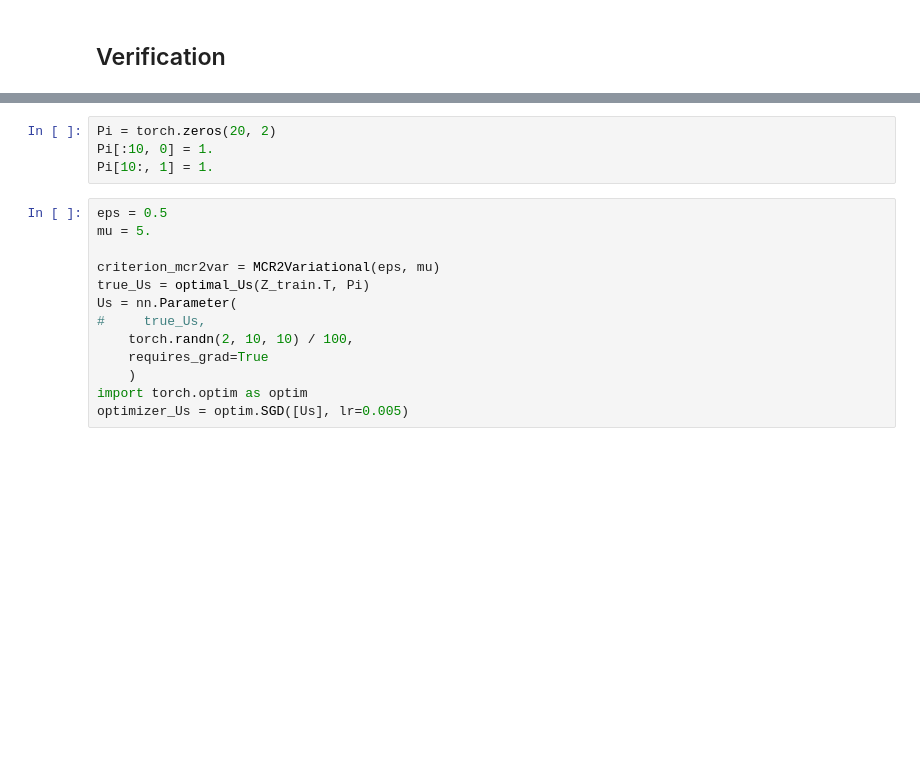
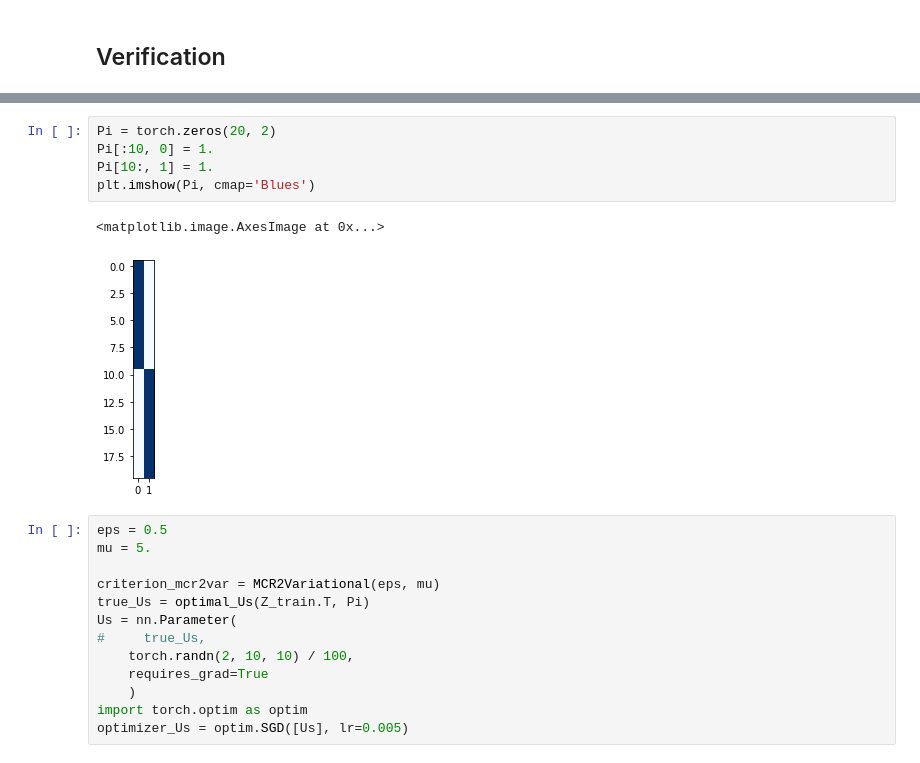
Before and after one commit to kebaek/mcr2, a Jupyter notebook: notebooks/variational-equation9.ipynb, the cells around one changed output, grey strips where cells are left out. Saved outputs shown, nothing was run; the diff lists cells and outputs as text; blank space fills up the shorter version.

```diff
--- a/notebooks/variational-equation9.ipynb
+++ b/notebooks/variational-equation9.ipynb
@@ -152,7 +152,11 @@ plt.imshow(Z_train @ Z_train.T)
 # %%
 Pi = torch.zeros(20, 2)
 Pi[:10, 0] = 1.
 Pi[10:, 1] = 1.
+plt.imshow(Pi, cmap='Blues')
+# %% [output]
+<matplotlib.image.AxesImage at 0x...>
+[figure, added]
 # %%
 eps = 0.5
 mu = 5.
```
Also changed, not shown: parts of 5 cells of this notebook, 5 other files.
